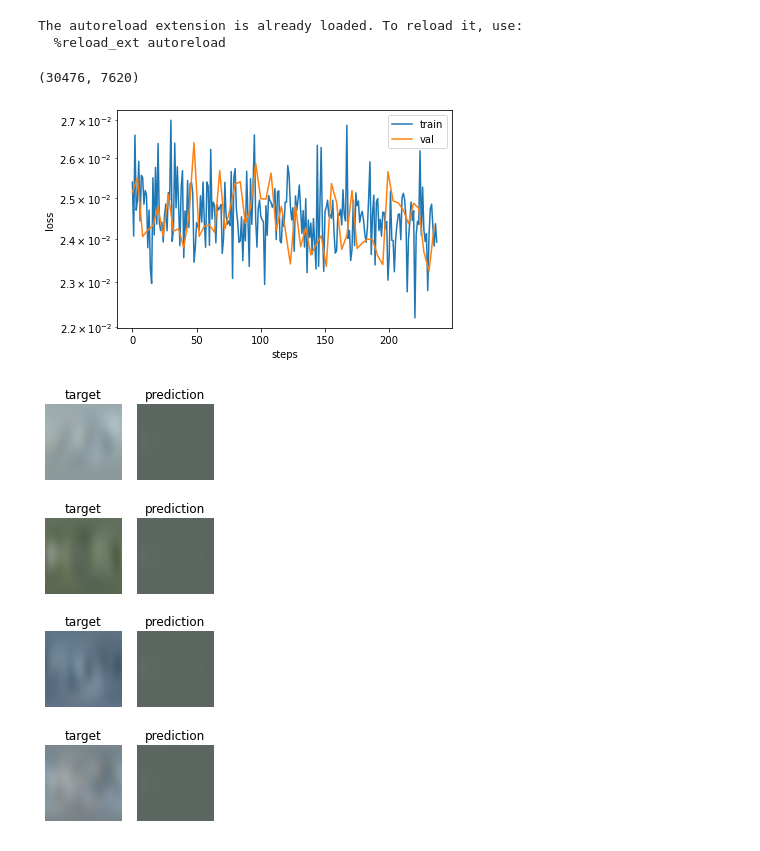
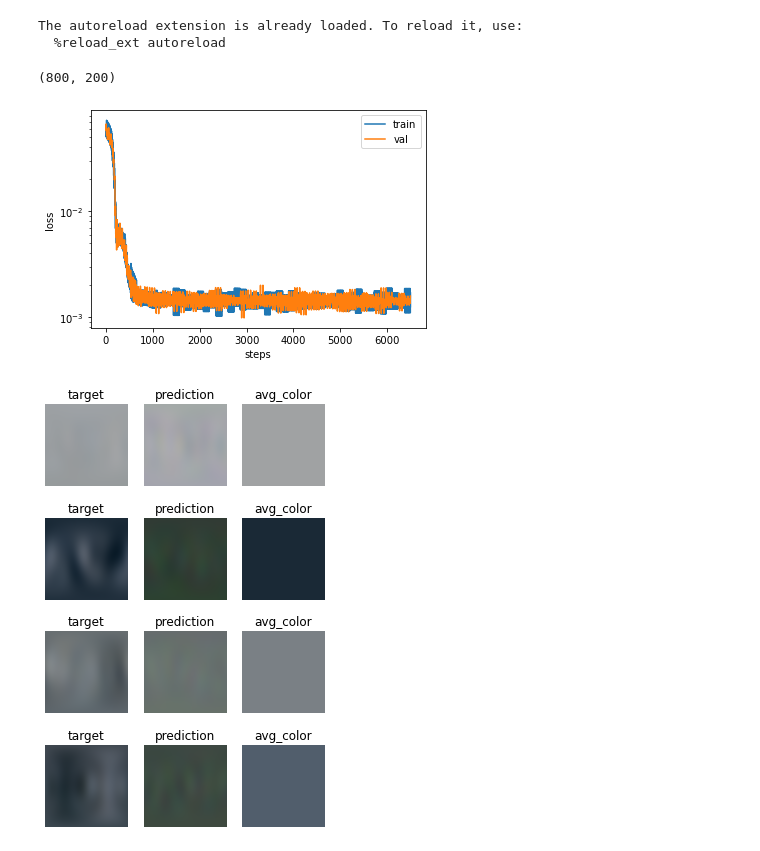
Before and after one commit to KeKsBoTer/punctum, a Jupyter notebook: pointnet/train.ipynb, the cells around one changed output. Saved outputs shown, nothing was run; the diff lists cells and outputs as text; code cells hidden in the pictures.

Commit message:
added simple dataset generation

```diff
--- a/pointnet/train.ipynb
+++ b/pointnet/train.ipynb
@@ -12,6 +12,11 @@ torch.backends.cudnn.benchmark = True
 # %% [output]
 The autoreload extension is already loaded. To reload it, use:
   %reload_ext autoreload
+# %%
+from itertools import cycle, islice
+
+def repeatlist(it, count):
+    return islice(cycle(it), count)
 # %%
 from typing import List, Tuple
 from dataset import OctantDataset
@@ -19,7 +24,7 @@ from torch.utils.data import DataLoader
 from pytorch3d.structures import Pointclouds
 import torch.utils.data as data
 
-ds = OctantDataset("../datasets/neuschwanstein_16_sh")
+ds = OctantDataset("../datasets/neuschwanstein_sh",sub_sample=1000)
 
 def collate_batched_point_clouds(batch: List[Tuple[Pointclouds, torch.Tensor]]):
     coefs = torch.stack([x[1] for x in batch])
@@ -33,28 +38,27 @@ num_train = int(0.8*len(ds))
 
 ds_train, ds_val = data.random_split(ds,[num_train,len(ds)-num_train])
 
-batch_size = 256
+batch_size = 64
 
 train_dataloader = DataLoader(
-    ds_train, batch_size=batch_size, shuffle=True, collate_fn=collate_batched_point_clouds, drop_last=True,num_workers=12,pin_memory=True
+    ds_train, batch_size=batch_size, shuffle=True, collate_fn=collate_batched_point_clouds, drop_last=False,num_workers=12,pin_memory=True
 )
 val_dataloader = DataLoader(
-    ds_train, batch_size=batch_size, shuffle=True, collate_fn=collate_batched_point_clouds, drop_last=True,num_workers=3,pin_memory=True
+    ds_train, batch_size=batch_size, shuffle=True, collate_fn=collate_batched_point_clouds, drop_last=False,num_workers=3,pin_memory=True
 )
 len(ds_train),len(ds_val)
 # %% [output]
-(30476, 7620)
+(800, 200)
 # %%
 l = 5
 model = PointNet((l + 1) ** 2,batch_norm=False).cuda()
 
-optimizer = torch.optim.AdamW(model.parameters(),lr=1e-3)
+optimizer = torch.optim.AdamW(model.parameters(),lr=1e-4)
 # %%
 from torch.optim.lr_scheduler import OneCycleLR
+epochs = 50
 
-epochs = 2
-
-scheduler = OneCycleLR(optimizer,max_lr=1e-3,steps_per_epoch=len(train_dataloader),epochs=epochs)
+scheduler = OneCycleLR(optimizer,max_lr=1e-3,steps_per_epoch=len(train_dataloader)*10,epochs=epochs,pct_start=0.1,three_phase=True)
 
 mse_loss = torch.nn.MSELoss()
 
@@ -69,49 +73,50 @@ loss_hist_train = {}
 loss_hist_val = {}
 step=0
 
-with tqdm(len(train_dataloader)) as pbar:
+with tqdm(len(train_dataloader)*10) as pbar:
     for epoch in range(epochs):
+        # print(f"lr: {scheduler.get_last_lr()}")
 
-        pbar.reset(len(train_dataloader))
+        pbar.reset(len(train_dataloader)*10)
         pbar.set_description(f"epoch {epoch+1}/{epochs}")
 
-        val_sampler = iter(val_dataloader)
+        val_sampler = repeatlist(iter(val_dataloader),len(val_dataloader)*10)
 
-        for i,(pcs, coefs) in enumerate(iter(train_dataloader)):
+        for i,(pcs, coefs) in enumerate(repeatlist(iter(train_dataloader),len(train_dataloader)*10)):
             model.train()
             vertices,color,batch = unpack_data(pcs)
             target_coefs = coefs[:, : lm2flat_index(l, -l) + 1].cuda()
             optimizer.zero_grad()
 
             pred_coefs = model(vertices, color, batch)
             train_loss:torch.Tensor = mse_loss(pred_coefs, target_coefs)
             train_loss.backward()
             # torch.nn.utils.clip_grad_norm_(model.parameters(),max_norm=1.)
             optimizer.step()
             loss_hist_train[step] = train_loss.item()
             scheduler.step()
 
             # do validation batch every 4th train batch
             if i%4 == 0:
                 model.eval()
                 pcs,coefs = next(val_sampler)
                 vertices,color,batch = unpack_data(pcs)
                 target_coefs = coefs[:, : lm2flat_index(l, -l) + 1].cuda()
                 pred_coefs = model(vertices, color, batch)
                 val_loss:torch.Tensor = mse_loss(pred_coefs, target_coefs)
                 loss_hist_val[step] = val_loss.item()
 
             pbar.update()
             step+=1
 
 plt.plot(loss_hist_train.keys(),loss_hist_train.values(), label="train")
 plt.plot(loss_hist_val.keys(),loss_hist_val.values(), label="val")
 plt.legend()
 plt.xlabel("steps")
 plt.ylabel("loss")
 plt.yscale("log")
 # %% [output]
-[figure, old version]
+[figure, new version]
 # %%
 from sh import calc_sh
 
@@ -132,15 +137,20 @@ pc,a_lm = next(iter(train_dataloader))
 pred_a = model(*unpack_data(pc)).squeeze(0)
 a_lm = a_lm[:,:lm2flat_index(l, -l) + 1]
 
-fig,axes = plt.subplots(4,2,figsize=(3,8))
+fig,axes = plt.subplots(4,3,figsize=(5,8))
 
 for i in range(4):
-    ax1,ax2 = axes[i]
+    ax1,ax2,ax3 = axes[i]
     ax1.set_title("target")
     ax1.set_axis_off()
     ax1.imshow((y@a_lm[i].cpu()).reshape(res,res,-1))
+
     ax2.set_title("prediction")
     ax2.set_axis_off()
     ax2.imshow((y@pred_a[i].cpu()).reshape(res,res,-1))
+
+    ax3.set_title("avg_color")
+    ax3.set_axis_off()
+    ax3.imshow(pc.features_list()[i].float().mean(dim=0).reshape((1,1,4)).int())
 # %% [output]
-[figure, old version]
+[figure, new version]
```
Also changed, not shown: parts of 4 cells of this notebook, 3 other files.
